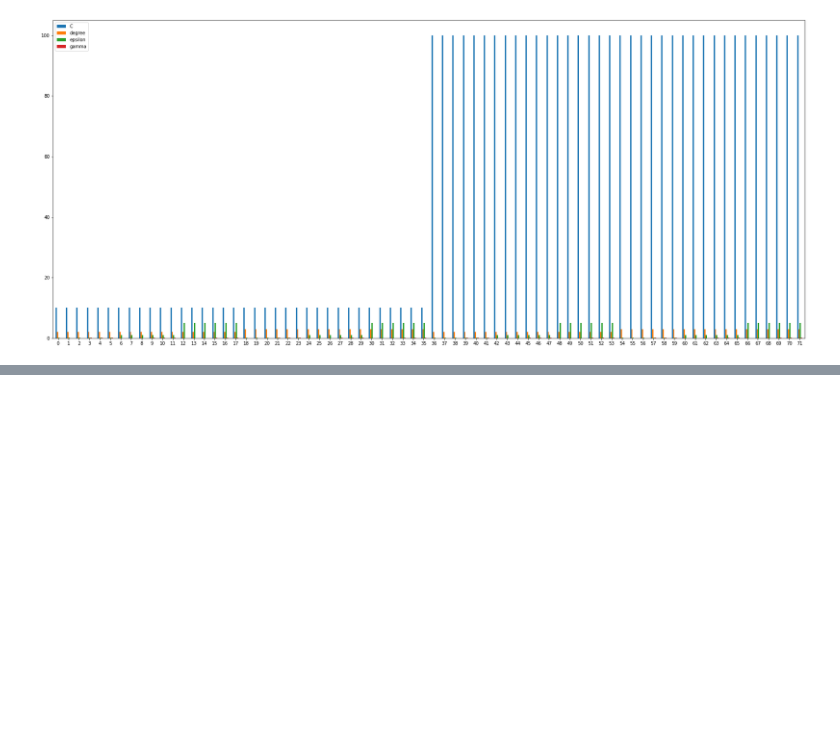
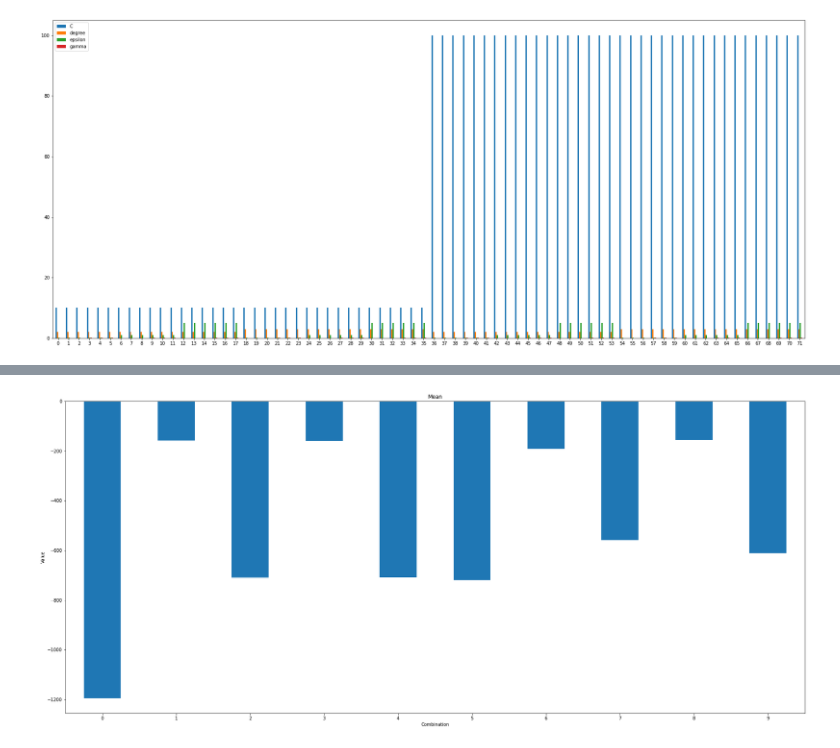
Before and after one commit to astrrr/ML-Lab, a Jupyter notebook: Activity6_ML.ipynb, the cells around one changed output, grey strips where cells are left out. Drawn from its saved outputs; the diff is of its cells as text; code cells hidden in the pictures; blank space fills up the shorter version.

Commit message:
plot bar

```diff
--- a/Activity6_ML.ipynb
+++ b/Activity6_ML.ipynb
@@ -1055,0 +940,9 @@ plt.show()
+# %%
+# Create Parameter Dictionary for SVR
+kernel = ['linear', 'rbf', 'poly']
+C_list = list(np.linspace(0.1, 150, 5, dtype = float))
+ep_list = list(np.linspace(0.1, 1, 5, dtype = float))
+gamma = list(np.linspace(0.01, 0.1, 5, dtype = float))
+degree = [2, 3]
+
+params_SVR = dict(kernel = kernel, C = C_list, epsilon = ep_list, gamma = gamma, degree = degree)
@@ -1055,0 +951,20 @@ plt.show()
+# %%
+k = 5
+
+for EST in regression:
+  model = regression[EST]
+  if (EST == 'LR'):
+    params = params_LR
+  else:
+    params = params_SVR
+
+  grid_rand = RandomizedSearchCV( estimator=model,
+                                  n_jobs = 1,
+                                  random_state = 25,
+                                  verbose = 10,
+                                  cv = k,
+                                  scoring = 'neg_mean_squared_error',
+                                  n_iter = 10,
+                                  param_distributions = params )
+
+  grid_rand_result = grid_rand.fit(X_train, Y_train)
@@ -1055,0 +1118,8 @@ plt.show()
+# %%
+# Show Score for each parameter combination for both model
+
+means = grid_rand_result.cv_results_['mean_test_score']
+stds = grid_rand_result.cv_results_['std_test_score']
+params = grid_rand_result.cv_results_['params']
+for mean, stdev, param in zip(means, stds, params):
+  print("%f (%f) with: %r" % (mean, stdev, param))
@@ -1055,0 +1137,5 @@ plt.show()
+# %%
+# Display Mean, std, params
+df_mean_rand = pd.DataFrame(means)
+df_std_rand = pd.DataFrame(stds)
+df_params_rand = pd.DataFrame(params)
@@ -1055,0 +1156,4 @@ plt.show()
+# %%
+ax1 = df_mean_rand.plot.bar(rot=0, figsize=(30,13),xlabel='Combination', ylabel='Value',legend=False, title='Mean')
+# %% [output]
+[figure, added]
```
Also changed, not shown: parts of 34 cells of this notebook.
